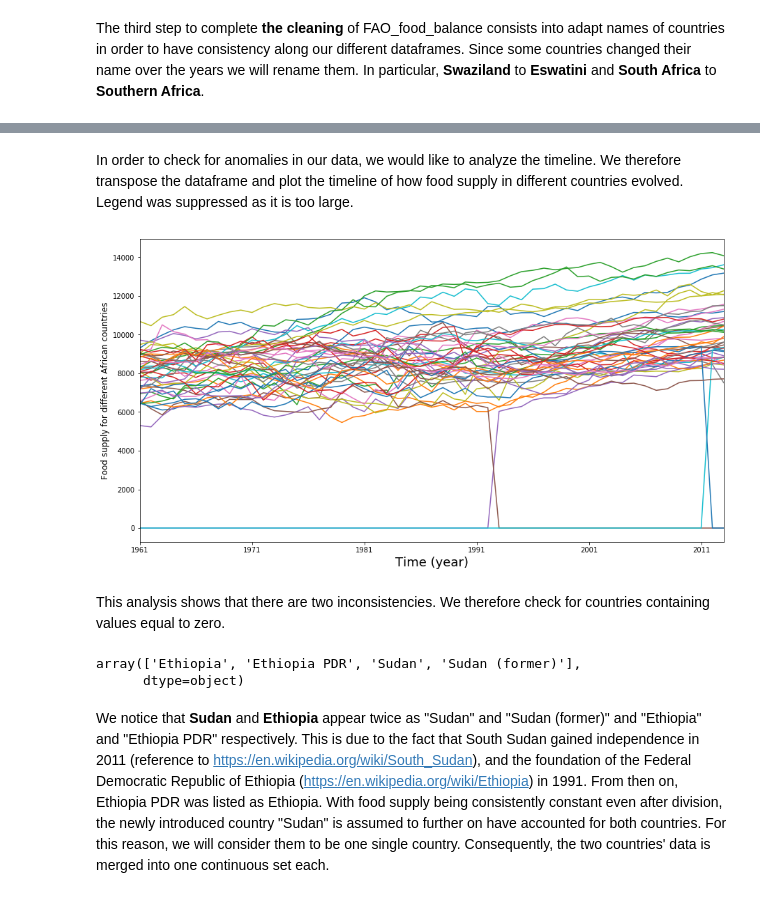
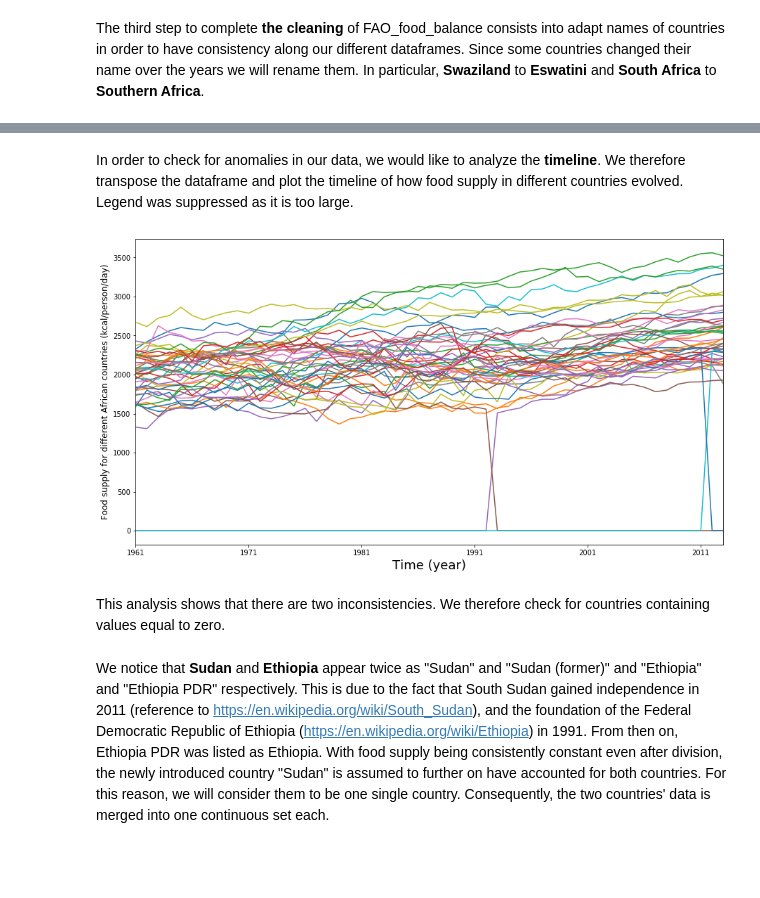
Before and after one commit to manuleo/mADAm-2019, a Jupyter notebook: project.ipynb, the cells around one changed output, grey strips where cells are left out. Saved outputs shown, nothing was run; the diff lists cells and outputs as text; code cells hidden in the pictures; blank space fills up the shorter version.

Commit message:
changed order first FAO then rest

```diff
--- a/project.ipynb
+++ b/project.ipynb
@@ -47,6 +47,5 @@ Analysing our DataFrame **FAO_food_balance** we can see that it's already well s
 
 In order to keep our original Dataframe **FAO_food_balance** as a reference we create a new Dataframe **FAO_food_supply** in which we keep just **countries** and **food supplies** for every **year**.
 # %%
-FAO_food_supply = FAO_food_balance[FAO_food_balance["Element Code"]==664];
+FAO_food_supply = FAO_food_balance[(FAO_food_balance["Item Code"] == 2901) & (FAO_food_balance["Element Code"] == 664)];
 FAO_food_supply = FAO_food_supply.drop(columns=["Area Code","Item Code","Item","Element Code","Element", "Unit"])
-FAO_food_supply.head()
@@ -65,3 +66,3 @@ FAO_food_supply = FAO_food_supply.groupby("Area").sum();
 # %% [markdown]
-In order to check for anomalies in our data, we would like to analyze the timeline. We therefore transpose the dataframe and plot the timeline of how food supply in different countries evolved. Legend was suppressed as it is too large.
+In order to check for anomalies in our data, we would like to analyze the **timeline**. We therefore transpose the dataframe and plot the timeline of how food supply in different countries evolved. Legend was suppressed as it is too large.
 # %%
@@ -69,17 +70,14 @@ FAO_food_supply = FAO_food_supply.transpose()
 # %%
 FAO_food_supply.plot.line(legend = False)
 plt.xlabel("Time (year)", fontsize=18)
-plt.ylabel("Food supply for different African countries", fontsize=12);
+plt.ylabel("Food supply for different African countries (kcal/person/day)", fontsize=12);
 # %% [output]
-[figure, old version]
+[figure, new version]
 # %% [markdown]
 This analysis shows that there are two inconsistencies. We therefore check for countries containing values equal to zero.
 # %%
 #FAO_food_supply.loc[:, (FAO_food_supply == 0).any()]
 FAO_food_supply.columns.values[(FAO_food_supply == 0).any()]
-# %% [output]
-array(['Ethiopia', 'Ethiopia PDR', 'Sudan', 'Sudan (former)'],
-      dtype=object)
 # %% [markdown]
 We notice that **Sudan** and **Ethiopia** appear twice as "Sudan" and "Sudan (former)" and "Ethiopia" and "Ethiopia PDR" respectively. This is due to the fact that South Sudan gained independence in 2011 (reference to https://en.wikipedia.org/wiki/South_Sudan), and the foundation of the Federal Democratic Republic of Ethiopia (https://en.wikipedia.org/wiki/Ethiopia) in 1991. From then on, Ethiopia PDR was listed as Ethiopia. With food supply being consistently constant even after division, the newly introduced country "Sudan" is assumed to further on have accounted for both countries. For this reason, we will consider them to be one single country.
 Consequently, the two countries' data is merged into one continuous set each.
```
Also changed, not shown: parts of 8 cells of this notebook.
